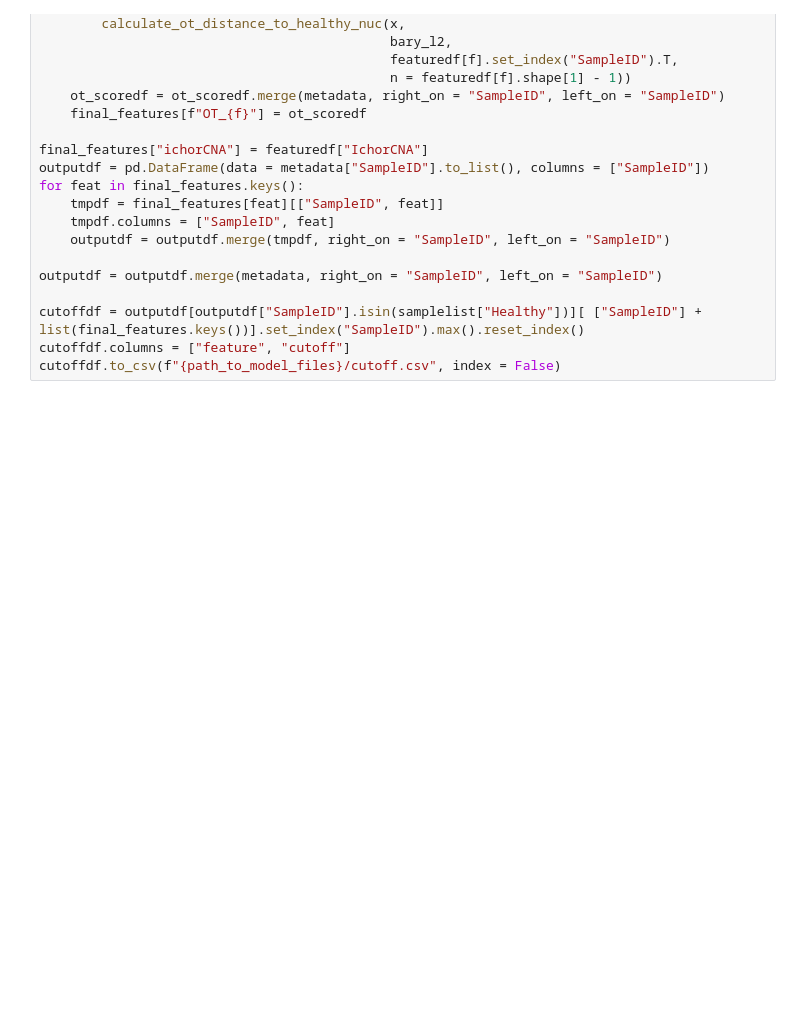
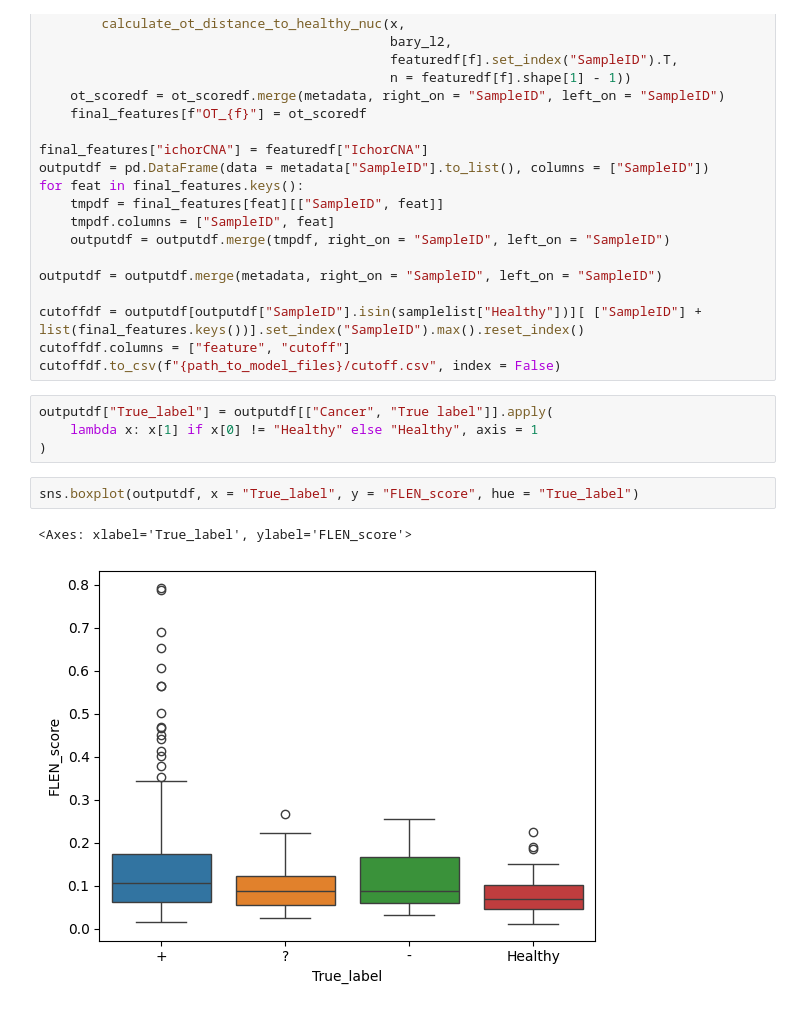
Before and after one commit to hieunguyen4193/gs-mrd, a Jupyter notebook: 01_generate_baseModels_for_a_release.ipynb, the cells around one changed output. Saved outputs shown, nothing was run; the diff lists cells and outputs as text; blank space fills up the shorter version.

```diff
--- a/01_generate_baseModels_for_a_release.ipynb
+++ b/01_generate_baseModels_for_a_release.ipynb
@@ -198,3 +201,12 @@ outputdf = outputdf.merge(metadata, right_on = "SampleID", left_on = "SampleID")
 cutoffdf = outputdf[outputdf["SampleID"].isin(samplelist["Healthy"])][ ["SampleID"] + list(final_features.keys())].set_index("SampleID").max().reset_index()
 cutoffdf.columns = ["feature", "cutoff"]
 cutoffdf.to_csv(f"{path_to_model_files}/cutoff.csv", index = False)
+# %%
+outputdf["True_label"] = outputdf[["Cancer", "True label"]].apply(
+    lambda x: x[1] if x[0] != "Healthy" else "Healthy", axis = 1
+)
+# %%
+sns.boxplot(outputdf, x = "True_label", y = "FLEN_score", hue = "True_label")
+# %% [output]
+<Axes: xlabel='True_label', ylabel='FLEN_score'>
+[figure, added]
```
Also changed, not shown: parts of 4 cells of this notebook, 6 other files.
